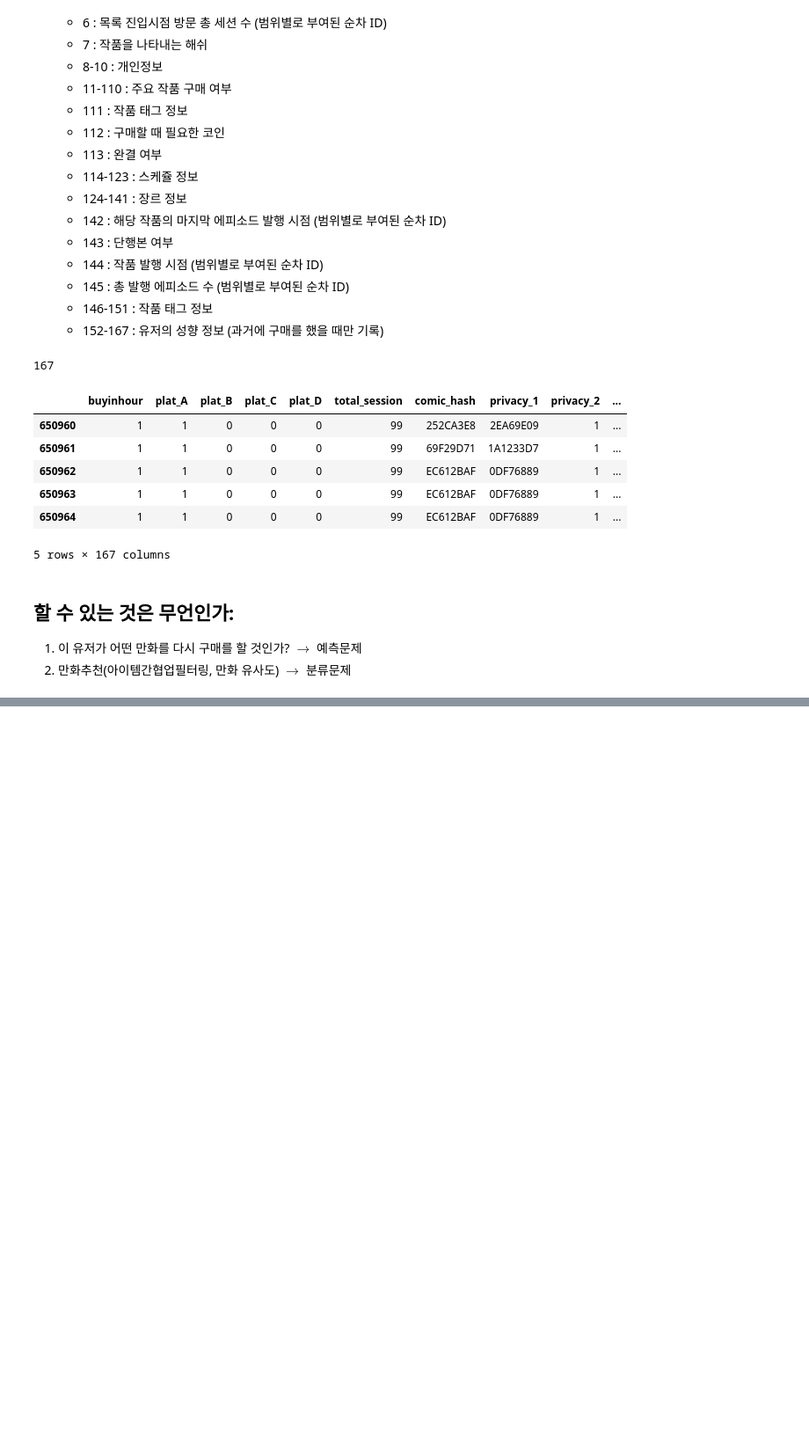
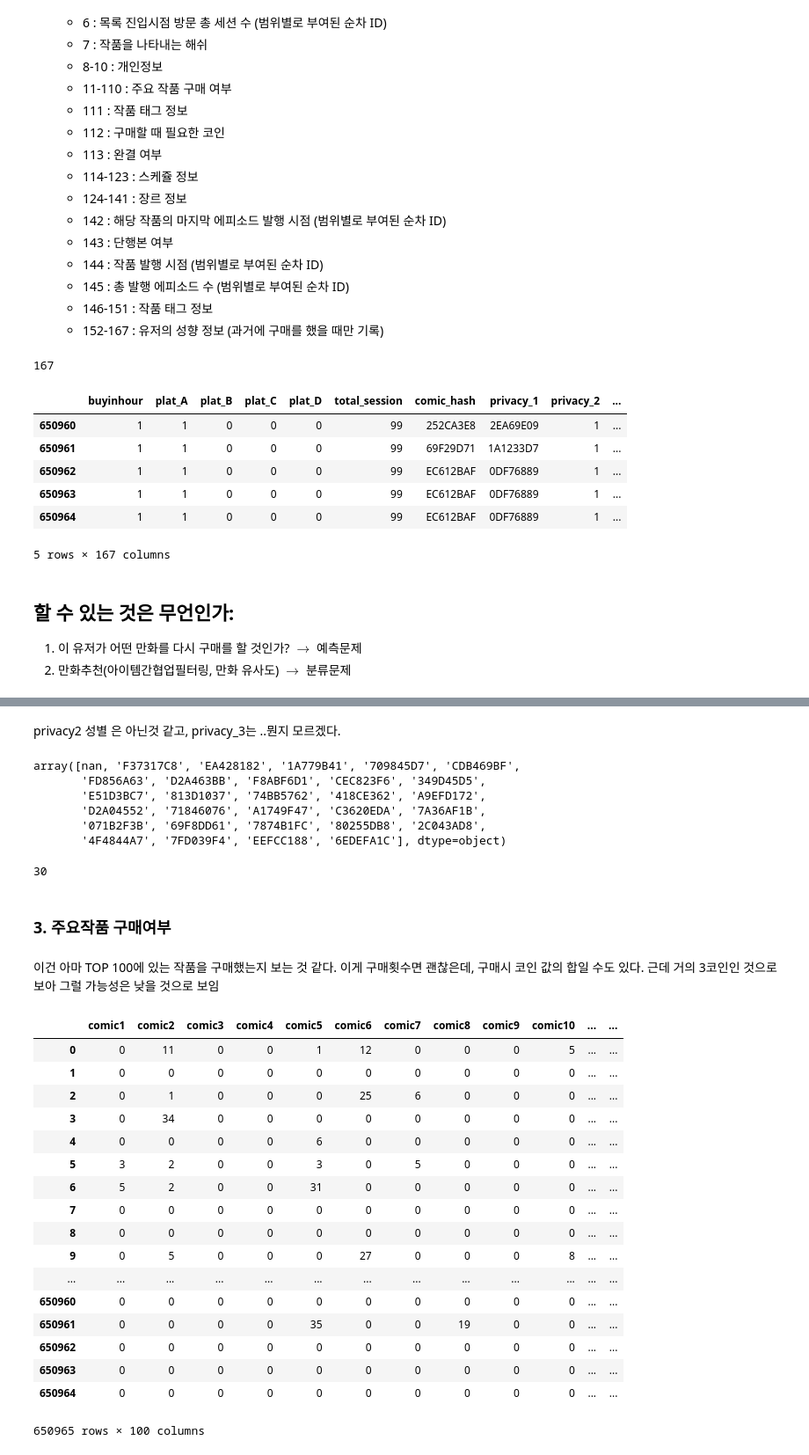
Before and after one commit to simonjisu/regincomics_data, a Jupyter notebook: Untitled.ipynb, the cells around one changed output, grey strips where cells are left out. Shown at 88% size. Saved outputs shown, nothing was run; the diff lists cells and outputs as text; code cells hidden in the pictures; blank space fills up the shorter version.

```diff
--- a/Untitled.ipynb
+++ b/Untitled.ipynb
@@ -78,0 +167,40 @@ data.tail()
+# %% [markdown]
+privacy2 성별 은 아닌것 같고, privacy_3는 ..뭔지 모르겠다.
+# %%
+df['privacy_3'].unique()
+# %% [output]
+array([nan, 'F37317C8', 'EA428182', '1A779B41', '709845D7', 'CDB469BF',
+       'FD856A63', 'D2A463BB', 'F8ABF6D1', 'CEC823F6', '349D45D5',
+       'E51D3BC7', '813D1037', '74BB5762', '418CE362', 'A9EFD172',
+       'D2A04552', '71846076', 'A1749F47', 'C3620EDA', '7A36AF1B',
+       '071B2F3B', '69F8DD61', '7874B1FC', '80255DB8', '2C043AD8',
+       '4F4844A7', '7FD039F4', 'EEFCC188', '6EDEFA1C'], dtype=object)
+# %%
+len(df['privacy_3'].unique())
+# %% [output]
+30
+# %% [markdown]
+### 3. 주요작품 구매여부
+# %% [markdown]
+이건 아마 TOP 100에 있는 작품을 구매했는지 보는 것 같다. 이게 구매횟수면 괜찮은데, 구매시 코인 값의 합일 수도 있다. 근데 거의 3코인인 것으로보아 그럴 가능성은 낮을 것으로 보임
+# %%
+data.loc[:, column2]
+# %% [output]
+|  | comic1 | comic2 | comic3 | comic4 | comic5 | comic6 | comic7 | comic8 | comic9 | comic10 | ... | ... |
+| 0 | 0 | 11 | 0 | 0 | 1 | 12 | 0 | 0 | 0 | 5 | ... | ... |
+| 1 | 0 | 0 | 0 | 0 | 0 | 0 | 0 | 0 | 0 | 0 | ... | ... |
+| 2 | 0 | 1 | 0 | 0 | 0 | 25 | 6 | 0 | 0 | 0 | ... | ... |
+| 3 | 0 | 34 | 0 | 0 | 0 | 0 | 0 | 0 | 0 | 0 | ... | ... |
+| 4 | 0 | 0 | 0 | 0 | 6 | 0 | 0 | 0 | 0 | 0 | ... | ... |
+| 5 | 3 | 2 | 0 | 0 | 3 | 0 | 5 | 0 | 0 | 0 | ... | ... |
+| 6 | 5 | 2 | 0 | 0 | 31 | 0 | 0 | 0 | 0 | 0 | ... | ... |
+| 7 | 0 | 0 | 0 | 0 | 0 | 0 | 0 | 0 | 0 | 0 | ... | ... |
+| 8 | 0 | 0 | 0 | 0 | 0 | 0 | 0 | 0 | 0 | 0 | ... | ... |
+| 9 | 0 | 5 | 0 | 0 | 0 | 27 | 0 | 0 | 0 | 8 | ... | ... |
+| ... | ... | ... | ... | ... | ... | ... | ... | ... | ... | ... | ... | ... |
+| 650960 | 0 | 0 | 0 | 0 | 0 | 0 | 0 | 0 | 0 | 0 | ... | ... |
+| 650961 | 0 | 0 | 0 | 0 | 35 | 0 | 0 | 19 | 0 | 0 | ... | ... |
+| 650962 | 0 | 0 | 0 | 0 | 0 | 0 | 0 | 0 | 0 | 0 | ... | ... |
+| 650963 | 0 | 0 | 0 | 0 | 0 | 0 | 0 | 0 | 0 | 0 | ... | ... |
+| 650964 | 0 | 0 | 0 | 0 | 0 | 0 | 0 | 0 | 0 | 0 | ... | ... |
+650965 rows × 100 columns
```
Also changed, not shown: parts of 59 cells of this notebook.
